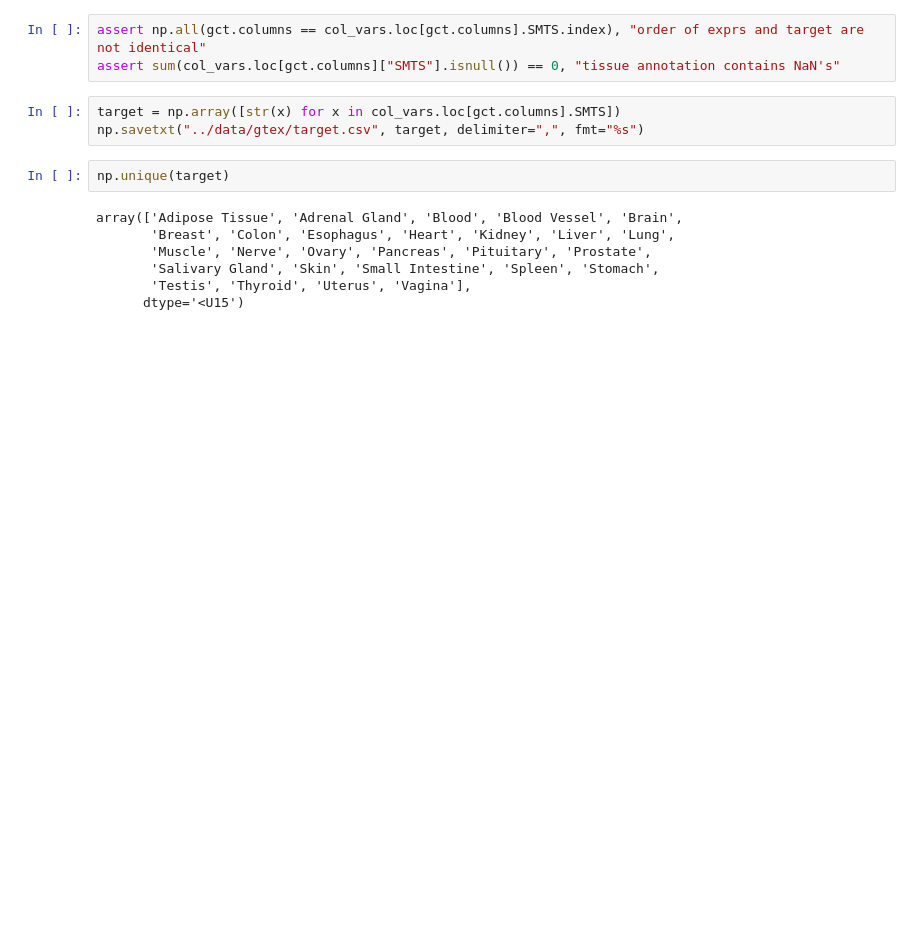
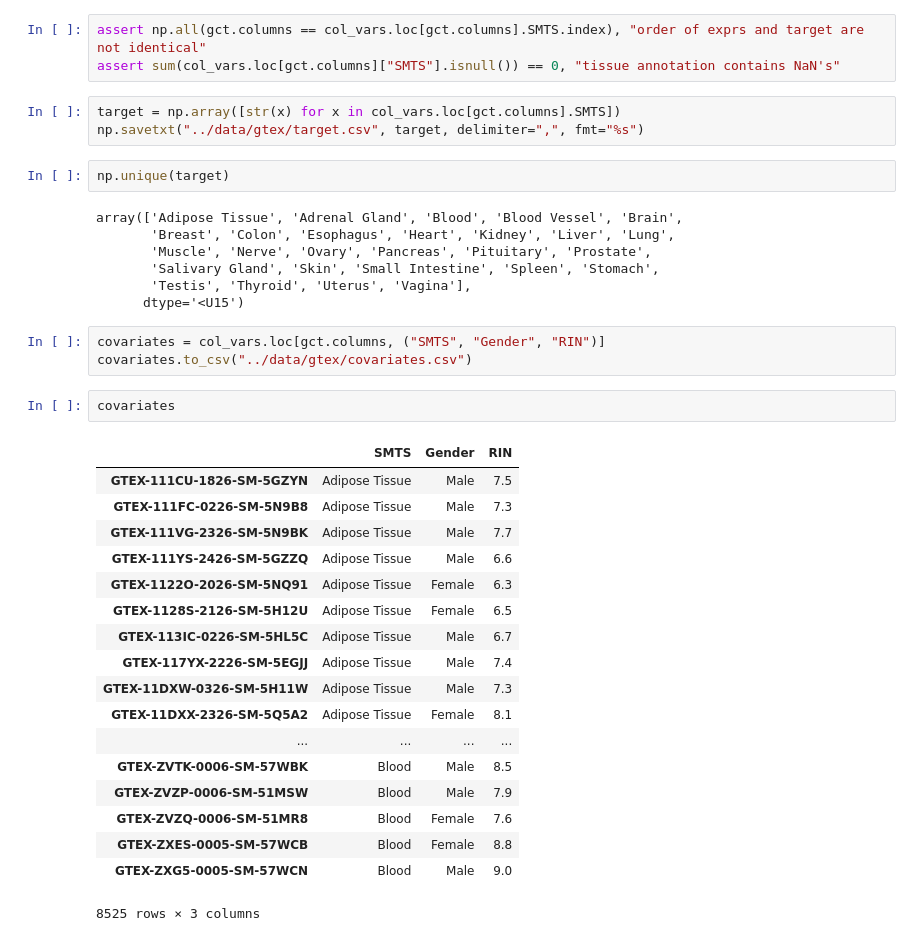
Before and after one commit to grst/pygenesig, a Jupyter notebook: notebooks/prepare_gtex_data.ipynb, the cells around one changed output. Drawn from its saved outputs; the diff is of its cells as text; blank space fills up the shorter version.

```diff
--- a/notebooks/prepare_gtex_data.ipynb
+++ b/notebooks/prepare_gtex_data.ipynb
@@ -102,3 +102,27 @@ array(['Adipose Tissue', 'Adrenal Gland', 'Blood', 'Blood Vessel', 'Brain',
        'Salivary Gland', 'Skin', 'Small Intestine', 'Spleen', 'Stomach',
        'Testis', 'Thyroid', 'Uterus', 'Vagina'],
       dtype='<U15')
+# %%
+covariates = col_vars.loc[gct.columns, ("SMTS", "Gender", "RIN")]
+covariates.to_csv("../data/gtex/covariates.csv")
+# %%
+covariates
+# %% [output]
+|  | SMTS | Gender | RIN |
+| GTEX-111CU-1826-SM-5GZYN | Adipose Tissue | Male | 7.5 |
+| GTEX-111FC-0226-SM-5N9B8 | Adipose Tissue | Male | 7.3 |
+| GTEX-111VG-2326-SM-5N9BK | Adipose Tissue | Male | 7.7 |
+| GTEX-111YS-2426-SM-5GZZQ | Adipose Tissue | Male | 6.6 |
+| GTEX-1122O-2026-SM-5NQ91 | Adipose Tissue | Female | 6.3 |
+| GTEX-1128S-2126-SM-5H12U | Adipose Tissue | Female | 6.5 |
+| GTEX-113IC-0226-SM-5HL5C | Adipose Tissue | Male | 6.7 |
+| GTEX-117YX-2226-SM-5EGJJ | Adipose Tissue | Male | 7.4 |
+| GTEX-11DXW-0326-SM-5H11W | Adipose Tissue | Male | 7.3 |
+| GTEX-11DXX-2326-SM-5Q5A2 | Adipose Tissue | Female | 8.1 |
+| ... | ... | ... | ... |
+| GTEX-ZVTK-0006-SM-57WBK | Blood | Male | 8.5 |
+| GTEX-ZVZP-0006-SM-51MSW | Blood | Male | 7.9 |
+| GTEX-ZVZQ-0006-SM-51MR8 | Blood | Female | 7.6 |
+| GTEX-ZXES-0005-SM-57WCB | Blood | Female | 8.8 |
+| GTEX-ZXG5-0005-SM-57WCN | Blood | Male | 9.0 |
+8525 rows × 3 columns
```
Also changed, not shown: 9 other files.
